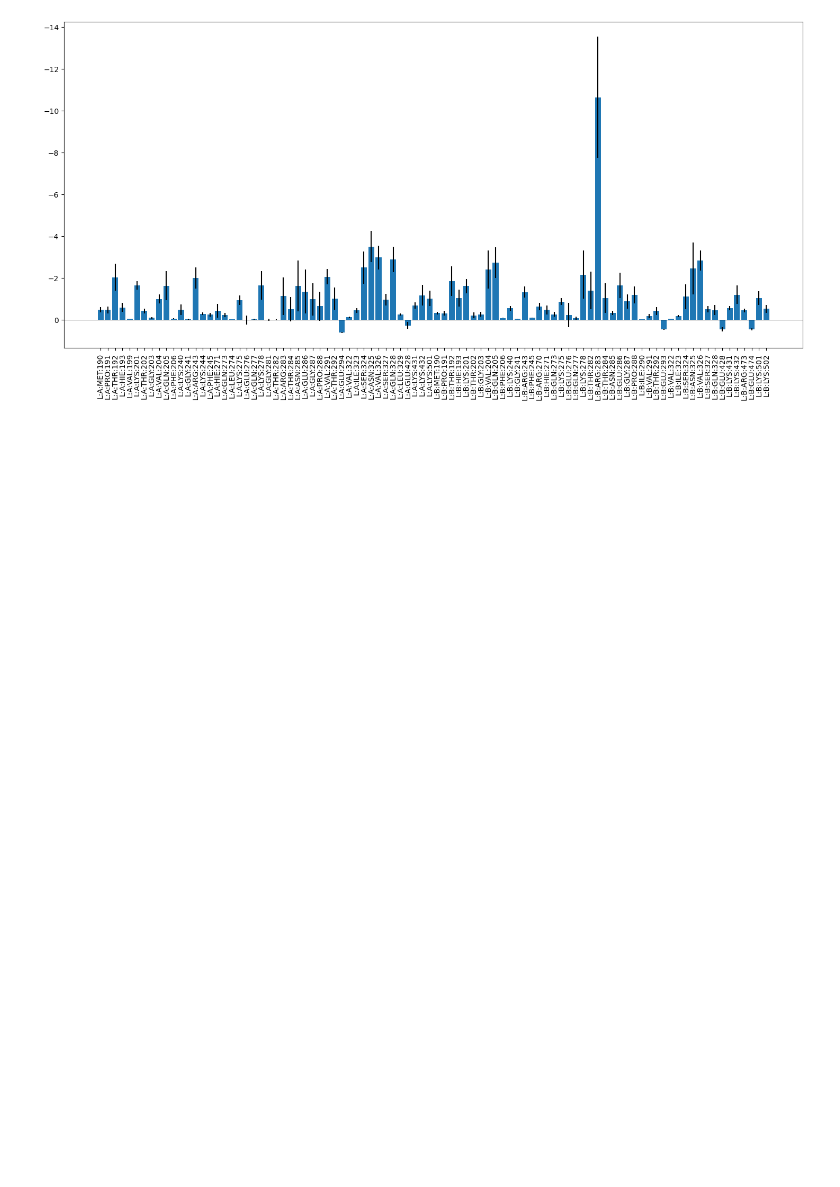
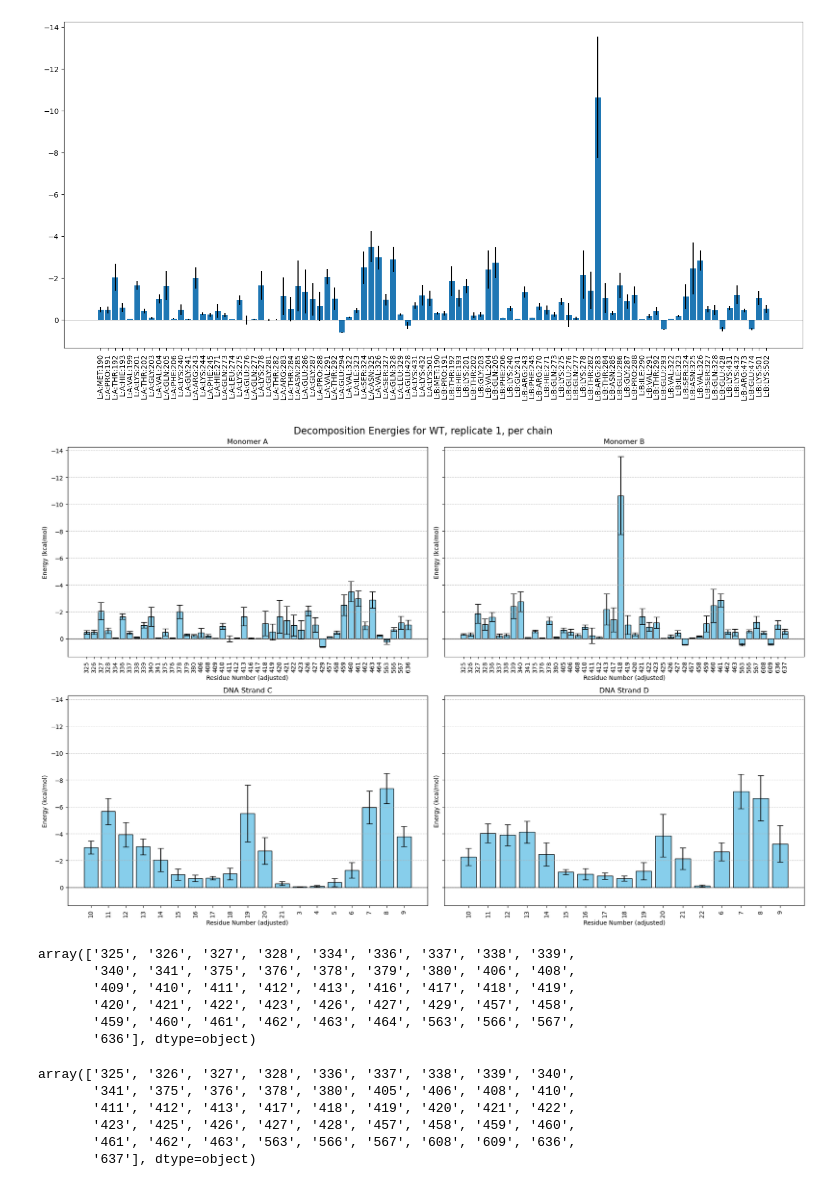
Before and after one commit to lacilab/IMDIA, a Jupyter notebook: scripts/notebooks/gbsa_analysis.ipynb, the cells around one changed output. Saved outputs shown, nothing was run; the diff lists cells and outputs as text; code cells hidden in the pictures; blank space fills up the shorter version.

```diff
--- a/scripts/notebooks/gbsa_analysis.ipynb
+++ b/scripts/notebooks/gbsa_analysis.ipynb
@@ -347,0 +354,60 @@ def combine_decomp(dfs):
+# %%
+df_chainA = wt_decomp_summary[0][wt_decomp_summary[0]["chain"] == "A"].sort_values(by=["resid_adj"], ascending=True)
+df_chainB = wt_decomp_summary[0][wt_decomp_summary[0]["chain"] == "B"].sort_values(by=["resid_adj"], ascending=True)
+df_chainC = wt_decomp_summary[0][wt_decomp_summary[0]["chain"] == "C"].sort_values(by=["resid_adj"], ascending=True)
+df_chainD = wt_decomp_summary[0][wt_decomp_summary[0]["chain"] == "D"].sort_values(by=["resid_adj"], ascending=True)
+
+
+# Find global min and max
+all_data = [
+    df_chainA['TOTAL_mean'].values,
+    df_chainB['TOTAL_mean'].values,
+    df_chainC['TOTAL_mean'].values,
+    df_chainD['TOTAL_mean'].values,
+]
+global_min = min([np.nanmin(data) for data in all_data])
+global_max = max([np.nanmax(data) for data in all_data])
+
+fig, axes = plt.subplots(2, 2, figsize=(18, 12), sharey=True)
+ax1, ax2, ax3, ax4 = axes.flatten()
+
+plots = [
+    (df_chainA, ax1, 'Monomer A'),
+    (df_chainB, ax2, 'Monomer B'),
+    (df_chainC, ax3, 'DNA Strand C'),
+    (df_chainD, ax4, 'DNA Strand D'),
+]
+
+for df, ax, title in plots:
+    ax.bar(df["resid_adj"], df['TOTAL_mean'], yerr=df['TOTAL_std'], capsize=5, color='skyblue', edgecolor='black')
+    ax.set_title(title)
+    ax.set_ylabel('Energy (kcal/mol)')
+    ax.set_xlabel('Residue Number (adjusted)')
+    ax.tick_params(axis='x', rotation=90, labelbottom=True)
+    ax.grid(True, axis='y', linestyle='--', alpha=0.7)
+    ax.axhline(0, color='black', linewidth=0.5)
+
+plt.suptitle('Decomposition Energies for WT, replicate 1, per chain', fontsize=16)
+plt.gca().invert_yaxis()
+plt.tight_layout()
+plt.show()
+# %% [output]
+[figure, added]
+# %%
+wt_decomp_summary[0][wt_decomp_summary[0]["chain"] == "A"].sort_values('resid_adj')['resid_adj'].unique()
+# %% [output]
+array(['325', '326', '327', '328', '334', '336', '337', '338', '339',
+       '340', '341', '375', '376', '378', '379', '380', '406', '408',
+       '409', '410', '411', '412', '413', '416', '417', '418', '419',
+       '420', '421', '422', '423', '426', '427', '429', '457', '458',
+       '459', '460', '461', '462', '463', '464', '563', '566', '567',
+       '636'], dtype=object)
+# %%
+wt_decomp_summary[0][wt_decomp_summary[0]["chain"] == "B"].sort_values('resid_adj')['resid_adj'].unique()
+# %% [output]
+array(['325', '326', '327', '328', '336', '337', '338', '339', '340',
+       '341', '375', '376', '378', '380', '405', '406', '408', '410',
+       '411', '412', '413', '417', '418', '419', '420', '421', '422',
+       '423', '425', '426', '427', '428', '457', '458', '459', '460',
+       '461', '462', '463', '563', '566', '567', '608', '609', '636',
+       '637'], dtype=object)
```
Also changed, not shown: parts of 40 cells of this notebook.
